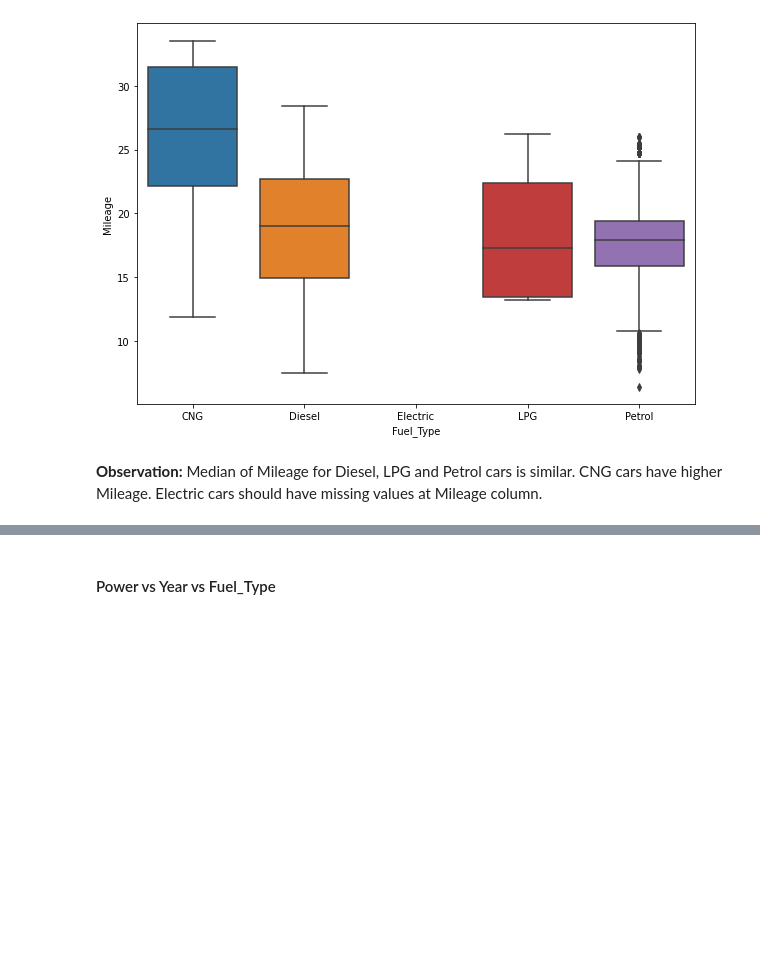
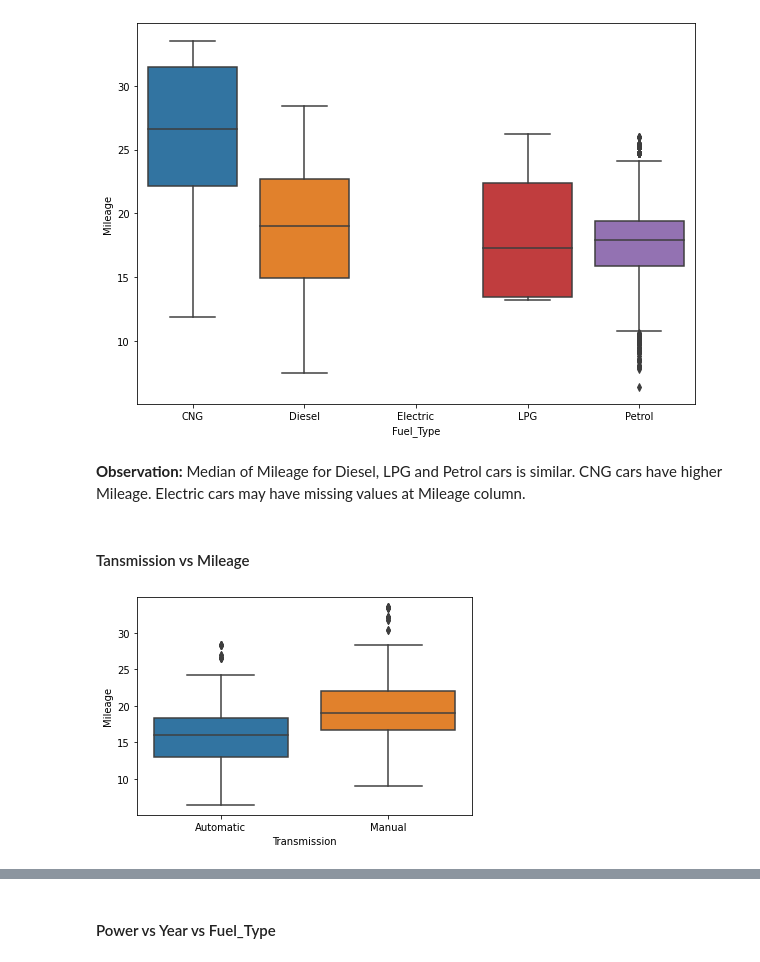
Before and after one commit to liangym2014/Data-science-and-machine-learning, a Jupyter notebook: 2.Cars4U_Project_Solution_Yanming.ipynb, the cells around one changed output, grey strips where cells are left out. Drawn from its saved outputs; the diff is of its cells as text; code cells hidden in the pictures; blank space fills up the shorter version.

```diff
--- a/2.Cars4U_Project_Solution_Yanming.ipynb
+++ b/2.Cars4U_Project_Solution_Yanming.ipynb
@@ -664,4 +680,10 @@ sns.boxplot(x = 'Fuel_Type', y = 'Mileage', data = df);
 # %% [output]
 [figure]
 # %% [markdown]
-**Observation:** Median of Mileage for Diesel, LPG and Petrol cars is similar. CNG cars have higher Mileage. Electric cars should have missing values at Mileage column.
+**Observation:** Median of Mileage for Diesel, LPG and Petrol cars is similar. CNG cars have higher Mileage. Electric cars may have missing values at Mileage column.
+# %% [markdown]
+#### Tansmission vs Mileage
+# %%
+sns.boxplot(x = 'Transmission', y = 'Mileage', data = df);
+# %% [output]
+[figure, added]
```
Also changed, not shown: parts of 48 cells of this notebook.
